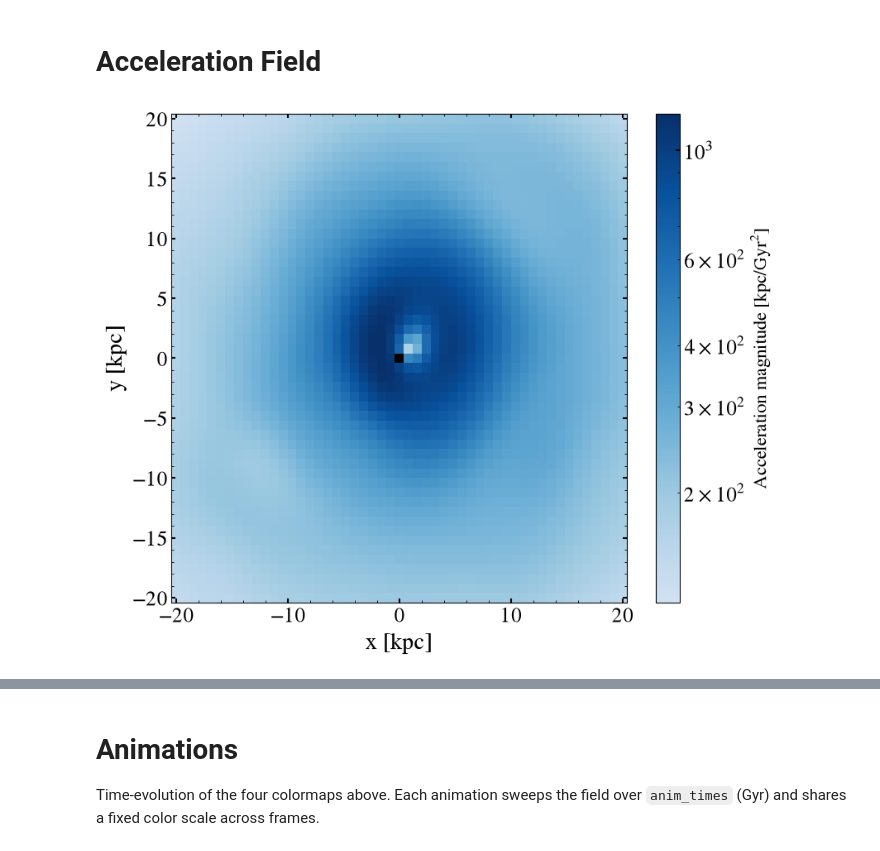
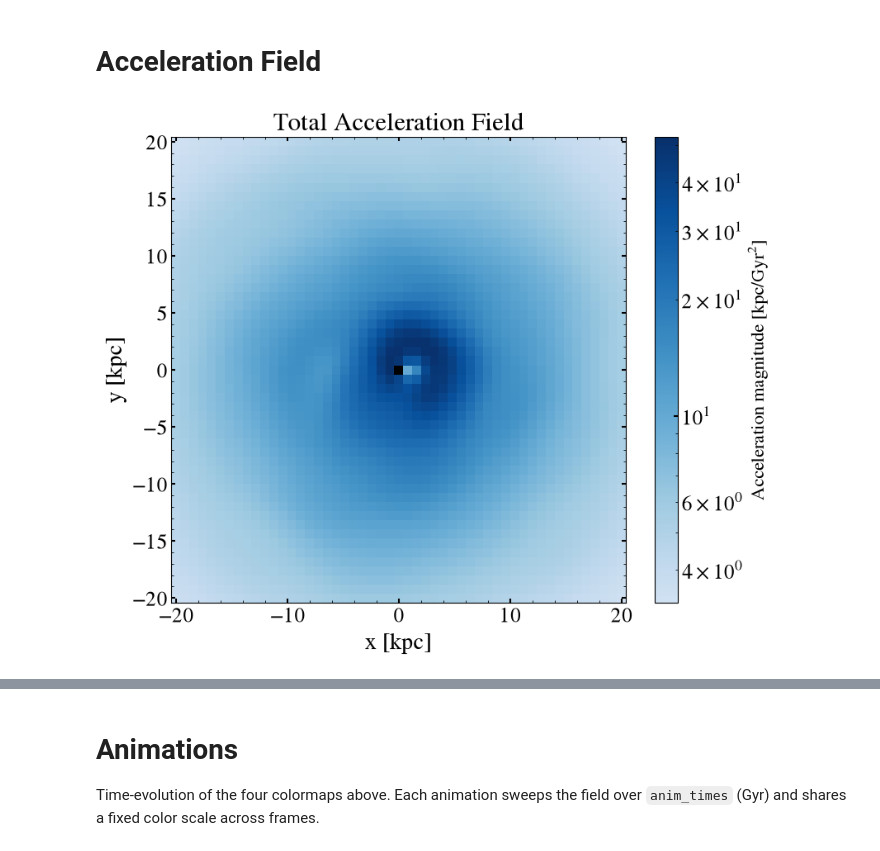
Before and after one commit to sgpfaff/ezfalcon, a Jupyter notebook: FDM/WidrowKaiserFDM.ipynb, the cells around one changed output, grey strips where cells are left out. Saved outputs shown, nothing was run; the diff lists cells and outputs as text; code cells hidden in the pictures.

Commit message:
Change FDM halo parameters to have lighter halo and more massive axion (1e-22 eV). Make gif for README. Add viz of acceleration and potential with target subtracted out.

```diff
--- a/FDM/WidrowKaiserFDM.ipynb
+++ b/FDM/WidrowKaiserFDM.ipynb
@@ -30,14 +28,16 @@ from galpy.util.coords import rect_to_cyl, cyl_to_rect_vec
 from astropy.constants import c
 # %%
 ro, vo = 8.0, 220.
-a = 30.0 * u.kpc
-M = 1e11 * u.Msun
+a = 10.0 * u.kpc
+M = 1e9 * u.Msun
 targetPotential = HernquistPotential(amp=2*M, a=a, ro=ro*u.kpc, vo=vo*u.km/u.s)
 targetPotential.turn_physical_on()
 
 mboson = 1e-22 * u.eV / c**2
-L = 31
+L = 20
 # %%
-totalForce = WidrowKaiserFDM(targetPotential, mboson, L, update_freq = 0.5)
-#fdmForce = totalForce - ExternalGalpyPotential(targetPotential)
+totalForce = WidrowKaiserFDM(targetPotential, mboson, L, update_freq = 0.05, N=500)
+targetForce = ExternalGalpyPotential(targetPotential)
+fdmAcc = lambda pos, t: totalForce.acc(pos, t) - targetForce.acc(pos, t)
+fdmPot = lambda pos, t: totalForce.potential(pos, t) - targetForce.potential(pos, t)
 # %% [output]
@@ -194,31 +146,32 @@ x_20kpc = np.linspace(- buffer, buffer, nx)
 y_20kpc = np.linspace(-buffer, buffer, ny)
 X_20kpc, Y_20kpc = np.meshgrid(x_20kpc, y_20kpc)
 pos_grid_20kpc = np.column_stack([X_20kpc.ravel(), Y_20kpc.ravel(), np.zeros(X_20kpc.size)])
 
 net_acc_grid_20kpc = totalForce.acc(pos_grid_20kpc, t=3.0)
 net_U_20kpc = net_acc_grid_20kpc[:, 0].reshape(X_20kpc.shape)
 net_V_20kpc = net_acc_grid_20kpc[:, 1].reshape(Y_20kpc.shape)
 
 mag_20kpc = np.hypot(net_U_20kpc, net_V_20kpc)
 plt.figure(figsize=(8.5, 7))
 cmap = plt.cm.colors.ListedColormap(
         plt.cm.Blues(np.linspace(0.2, 1.0, 256))
     )
 cmap.set_bad('k')
 
 from matplotlib.colors import LogNorm
 norm = LogNorm(vmin = np.nanmin(mag_20kpc), vmax = np.nanmax(mag_20kpc))
 pcm = plt.pcolormesh(
     X_20kpc, Y_20kpc, mag_20kpc,
     shading='auto',
     cmap= cmap,
     norm=norm
     )
 plt.colorbar(pcm, label='Acceleration magnitude [kpc/Gyr$^2$]')
 plt.xlabel("x [kpc]", fontsize=20)
 plt.ylabel("y [kpc]", fontsize=20)
+plt.title('Total Acceleration Field', fontsize=22)
 
 plt.tight_layout()
 plt.show()
 # %% [output]
-[figure, old version]
+[figure, new version]
```
Also changed, not shown: parts of 10 cells of this notebook, 1 other file.
